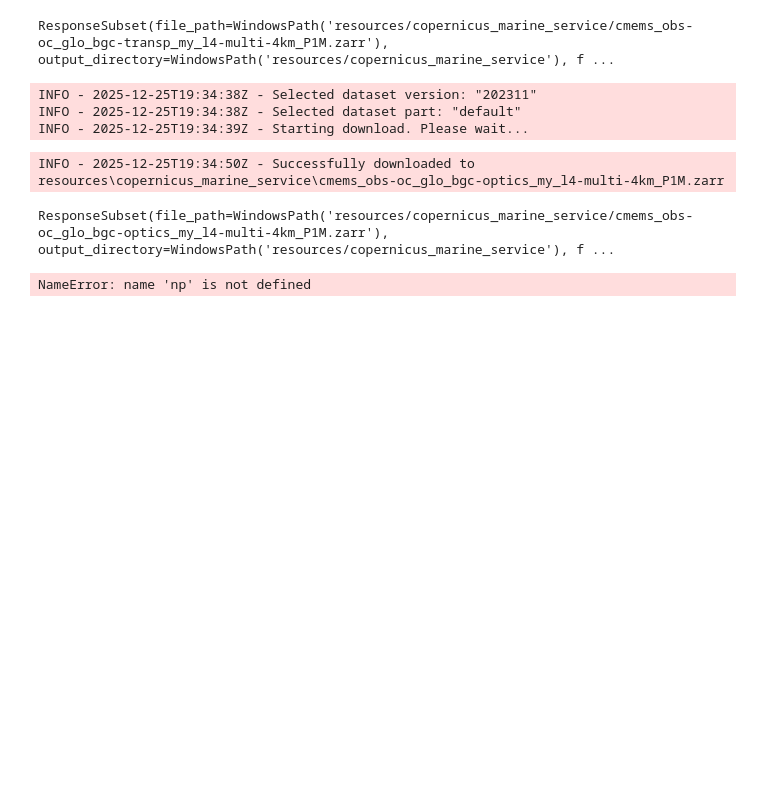
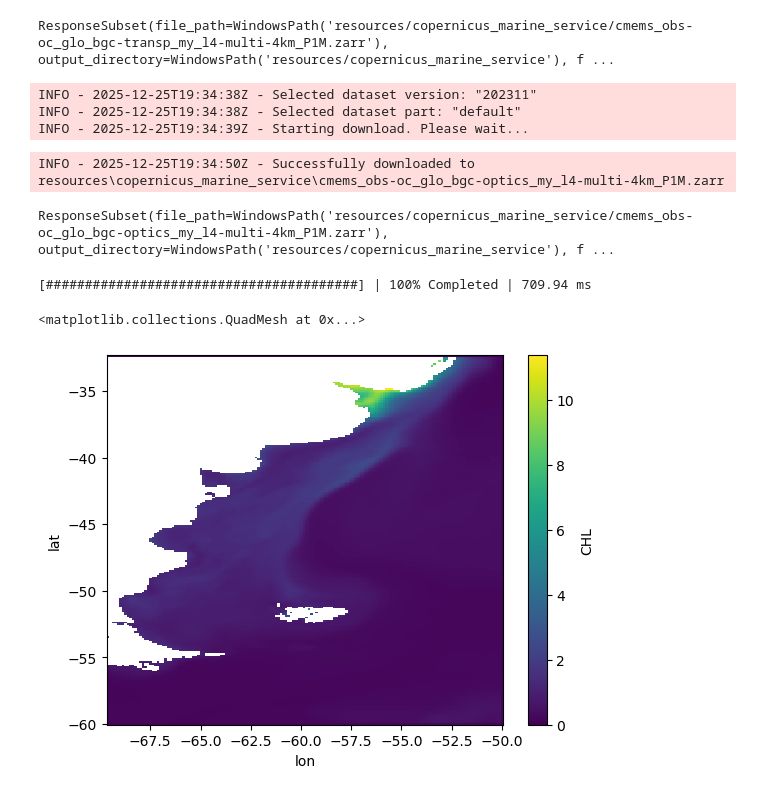
Before and after one commit to rubarriuso/TFM, a Jupyter notebook: prueba_copernicusmarine_cmems_bio.ipynb, the cells around one changed output. Saved outputs shown, nothing was run; the diff lists cells and outputs as text; code cells hidden in the pictures; blank space fills up the shorter version.

```diff
--- a/prueba_copernicusmarine_cmems_bio.ipynb
+++ b/prueba_copernicusmarine_cmems_bio.ipynb
@@ -105,28 +103,29 @@ chl = xr.open_zarr("./resources/copernicus_marine_service/cmems_obs-oc_glo_bgc-p
 # %%
 # Target resolution (degrees)
 res = 0.125
 
-# Target lat/lon vectors
+# Target lat/lon vectors for a resolution of 0.125 degrees
 new_lons = np.arange(min_lon, max_lon + res, res)
 new_lats = np.arange(min_lat, max_lat + res, res)
 
-# Target grid as xarray Dataset
+# Create a target grid as xarray Dataset
 ds_tgt = xr.Dataset({
     'lat': (['lat'], new_lats),
-    'lon': (['lon'], new_lons)
-})
+    'lon': (['lon'], new_lons)})
 
-# We use 'bilinear' for smooth interpolation or 'conservative' if you want area-weighted aggregation
+# 'conservative' if you want area-weighted aggregation  #this needs to be explained in methods later
 regridder = xe.Regridder(chl, ds_tgt, 'conservative', periodic=False)
 
 # Apply regridding
 chl_regrided = regridder(chl)
 
 chl_regrided_mean = chl_regrided.mean(dim='time')
 
 with ProgressBar():
     chl_regrided_mean = chl_regrided_mean.compute()
 
-chl_regrided_mean.plot()
+chl_regrided_mean["CHL"].plot()
 # %% [output]
-NameError: name 'np' is not defined
+[########################################] | 100% Completed | 709.94 ms
+<matplotlib.collections.QuadMesh at 0x...>
+[figure, added]
```
Also changed, not shown: parts of 6 cells of this notebook, 1 other file.
